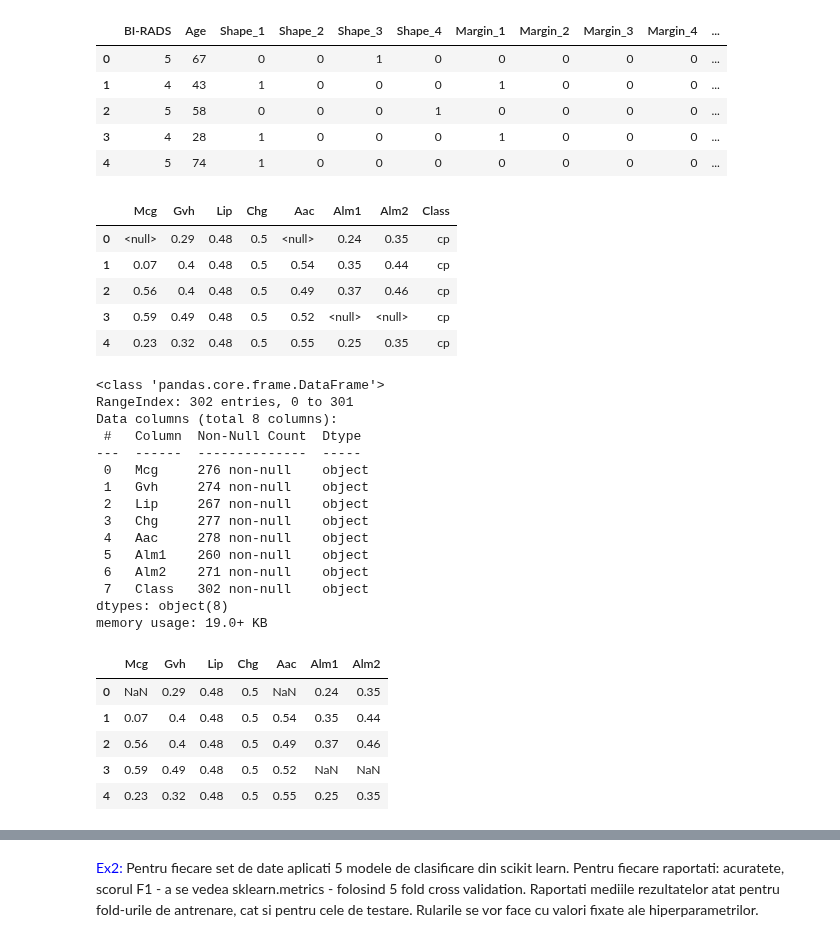
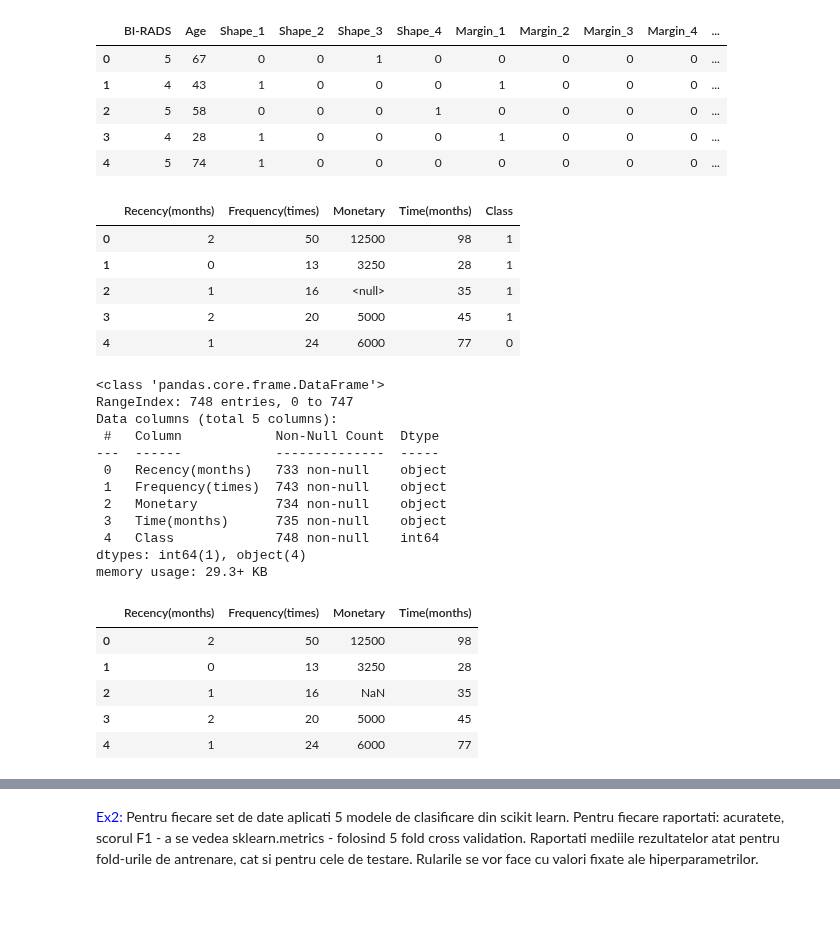
Before and after one commit to Bianca008/IDS_Lixandru_Pepene, a Jupyter notebook: Laborator6.ipynb, the cells around one changed output, grey strips where cells are left out. Drawn from its saved outputs; the diff is of its cells as text; code cells hidden in the pictures; blank space fills up the shorter version.

```diff
--- a/Laborator6.ipynb
+++ b/Laborator6.ipynb
@@ -266,18 +268,18 @@ x_mammographic.head()
 | 3 | 4 | 28 | 1 | 0 | 0 | 0 | 1 | 0 | 0 | 0 | ... |
 | 4 | 5 | 74 | 1 | 0 | 0 | 0 | 0 | 0 | 0 | 0 | ... |
 # %%
-names_ecoli = ['Mcg', 'Gvh', 'Lip', 'Chg', 'Aac', 'Alm1', 'Alm2', 'Class']
+names_ecoli = ['Recency(months)', 'Frequency(times)', 'Monetary', 'Time(months)', 'Class']
 
-df_ecoli = pd.read_csv('./data/ecoli/ecoli.csv', names = names_ecoli)
+df_ecoli = pd.read_csv('./data/transfusion/transfusion.data', names = names_ecoli)
 
 df_ecoli.head()
 # %% [output]
-|  | Mcg | Gvh | Lip | Chg | Aac | Alm1 | Alm2 | Class |
-| 0 | <null> | 0.29 | 0.48 | 0.5 | <null> | 0.24 | 0.35 | cp |
-| 1 | 0.07 | 0.4 | 0.48 | 0.5 | 0.54 | 0.35 | 0.44 | cp |
-| 2 | 0.56 | 0.4 | 0.48 | 0.5 | 0.49 | 0.37 | 0.46 | cp |
-| 3 | 0.59 | 0.49 | 0.48 | 0.5 | 0.52 | <null> | <null> | cp |
-| 4 | 0.23 | 0.32 | 0.48 | 0.5 | 0.55 | 0.25 | 0.35 | cp |
+|  | Recency(months) | Frequency(times) | Monetary | Time(months) | Class |
+| 0 | 2 | 50 | 12500 | 98 | 1 |
+| 1 | 0 | 13 | 3250 | 28 | 1 |
+| 2 | 1 | 16 | <null> | 35 | 1 |
+| 3 | 2 | 20 | 5000 | 45 | 1 |
+| 4 | 1 | 24 | 6000 | 77 | 0 |
 # %%
 '''In data set-ul ecoli missing values sunt marcate prin '<null>',
 nu prin valori NaN, asa ca dorim sa inlocuim  valorile '<null>' cu valori
@@ -288,30 +290,27 @@ df_ecoli = df_ecoli.replace('<null>', np.nan)
 df_ecoli.info()
 # %% [output]
 <class 'pandas.core.frame.DataFrame'>
-RangeIndex: 302 entries, 0 to 301
-Data columns (total 8 columns):
- #   Column  Non-Null Count  Dtype
----  ------  --------------  -----
- 0   Mcg     276 non-null    object
- 1   Gvh     274 non-null    object
- 2   Lip     267 non-null    object
- 3   Chg     277 non-null    object
- 4   Aac     278 non-null    object
- 5   Alm1    260 non-null    object
- 6   Alm2    271 non-null    object
- 7   Class   302 non-null    object
-dtypes: object(8)
-memory usage: 19.0+ KB
+RangeIndex: 748 entries, 0 to 747
+Data columns (total 5 columns):
+ #   Column            Non-Null Count  Dtype
+---  ------            --------------  -----
+ 0   Recency(months)   733 non-null    object
+ 1   Frequency(times)  743 non-null    object
+ 2   Monetary          734 non-null    object
+ 3   Time(months)      735 non-null    object
+ 4   Class             748 non-null    int64
+dtypes: int64(1), object(4)
+memory usage: 29.3+ KB
 # %%
-x_ecoli = df_ecoli[['Mcg', 'Gvh', 'Lip', 'Chg', 'Aac', 'Alm1', 'Alm2']]
+x_ecoli = df_ecoli[['Recency(months)', 'Frequency(times)', 'Monetary', 'Time(months)']]
 
 y_ecoli = df_ecoli['Class']
 
 x_ecoli.head()
 # %% [output]
-|  | Mcg | Gvh | Lip | Chg | Aac | Alm1 | Alm2 |
-| 0 | NaN | 0.29 | 0.48 | 0.5 | NaN | 0.24 | 0.35 |
-| 1 | 0.07 | 0.4 | 0.48 | 0.5 | 0.54 | 0.35 | 0.44 |
-| 2 | 0.56 | 0.4 | 0.48 | 0.5 | 0.49 | 0.37 | 0.46 |
-| 3 | 0.59 | 0.49 | 0.48 | 0.5 | 0.52 | NaN | NaN |
-| 4 | 0.23 | 0.32 | 0.48 | 0.5 | 0.55 | 0.25 | 0.35 |
+|  | Recency(months) | Frequency(times) | Monetary | Time(months) |
+| 0 | 2 | 50 | 12500 | 98 |
+| 1 | 0 | 13 | 3250 | 28 |
+| 2 | 1 | 16 | NaN | 35 |
+| 3 | 2 | 20 | 5000 | 45 |
+| 4 | 1 | 24 | 6000 | 77 |
```
Also changed, not shown: parts of 70 cells of this notebook.
